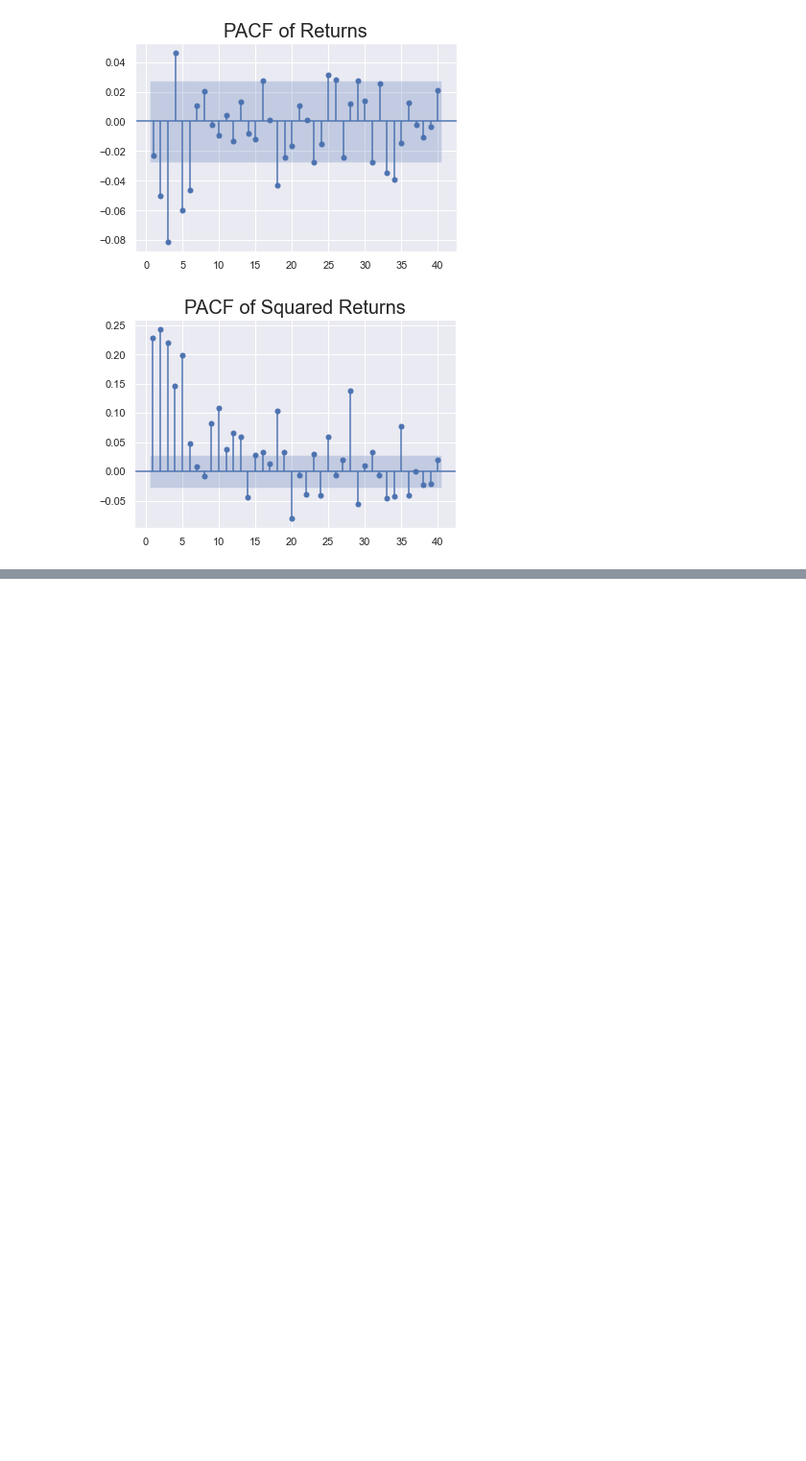
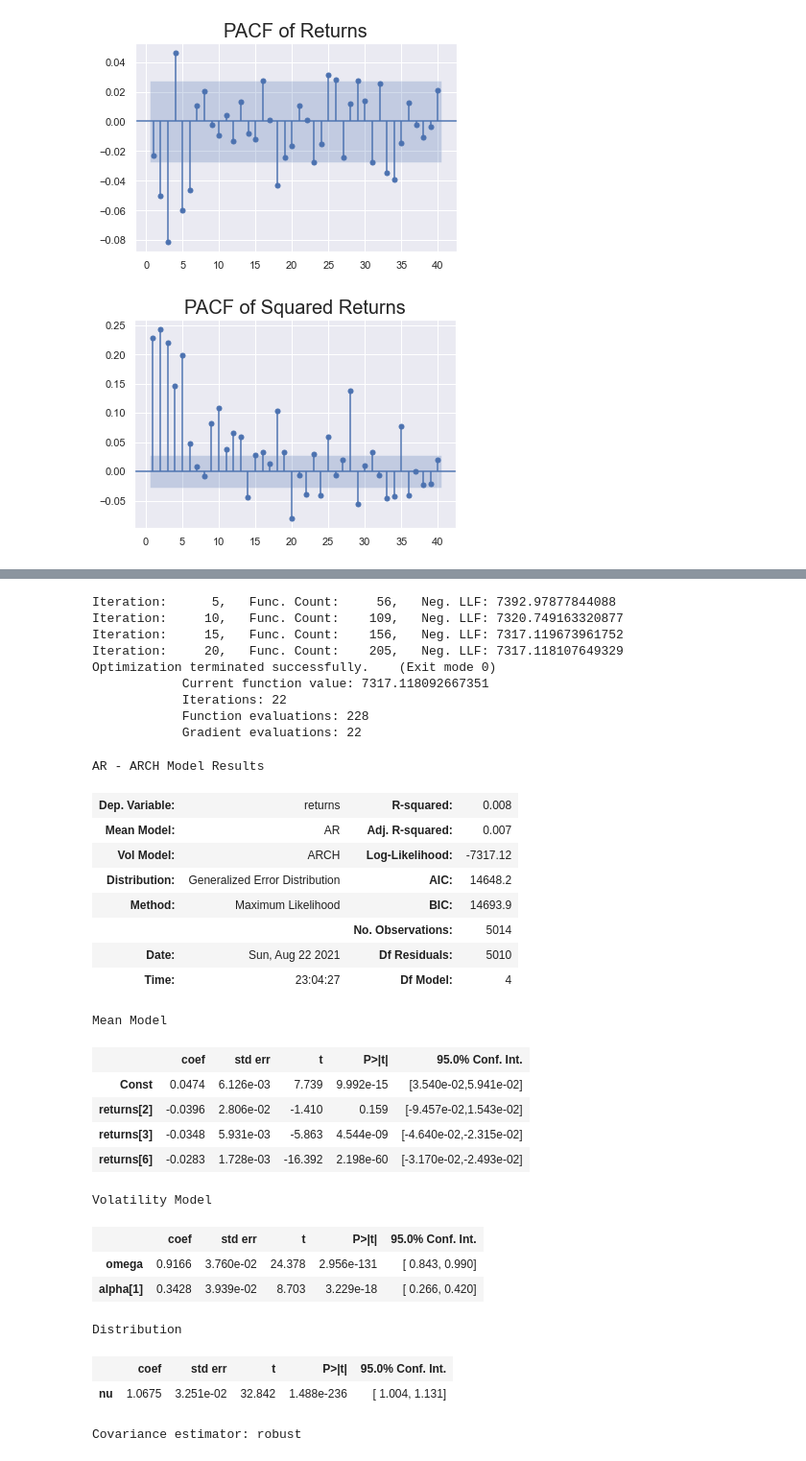
Before and after one commit to Hassi34/TimeSeriesAnalysis, a Jupyter notebook: TimeSeriesAnalysis3_ARIMA_ARCH_GARCH.ipynb, the cells around one changed output, grey strips where cells are left out. Shown: that part at 96% size. Saved outputs shown, nothing was run; the diff lists cells and outputs as text; code cells hidden in the pictures; blank space fills up the shorter version.

```diff
--- a/TimeSeriesAnalysis3_ARIMA_Model.ipynb
+++ b/TimeSeriesAnalysis3_ARIMA_ARCH_GARCH.ipynb
@@ -237,0 +269,37 @@ plt.show()
+# %%
+model_arch1 = arch_model(df.returns[1:], mean='AR', lags= [2,3,6], vol= "ARCH", p=1, dist='ged')
+results_arch1 = model_arch1.fit(update_freq=5)
+results_arch1.summary()
+# %% [output]
+Iteration:      5,   Func. Count:     56,   Neg. LLF: 7392.97877844088
+Iteration:     10,   Func. Count:    109,   Neg. LLF: 7320.749163320877
+Iteration:     15,   Func. Count:    156,   Neg. LLF: 7317.119673961752
+Iteration:     20,   Func. Count:    205,   Neg. LLF: 7317.118107649329
+Optimization terminated successfully.    (Exit mode 0)
+            Current function value: 7317.118092667351
+            Iterations: 22
+            Function evaluations: 228
+            Gradient evaluations: 22
+AR - ARCH Model Results
+| Dep. Variable: | returns | R-squared: | 0.008 |
+| Mean Model: | AR | Adj. R-squared: | 0.007 |
+| Vol Model: | ARCH | Log-Likelihood: | -7317.12 |
+| Distribution: | Generalized Error Distribution | AIC: | 14648.2 |
+| Method: | Maximum Likelihood | BIC: | 14693.9 |
+|  |  | No. Observations: | 5014 |
+| Date: | Sun, Aug 22 2021 | Df Residuals: | 5010 |
+| Time: | 23:04:27 | Df Model: | 4 |
+Mean Model
+|  | coef | std err | t | P>|t| | 95.0% Conf. Int. |
+| Const | 0.0474 | 6.126e-03 | 7.739 | 9.992e-15 | [3.540e-02,5.941e-02] |
+| returns[2] | -0.0396 | 2.806e-02 | -1.410 | 0.159 | [-9.457e-02,1.543e-02] |
+| returns[3] | -0.0348 | 5.931e-03 | -5.863 | 4.544e-09 | [-4.640e-02,-2.315e-02] |
+| returns[6] | -0.0283 | 1.728e-03 | -16.392 | 2.198e-60 | [-3.170e-02,-2.493e-02] |
+Volatility Model
+|  | coef | std err | t | P>|t| | 95.0% Conf. Int. |
+| omega | 0.9166 | 3.760e-02 | 24.378 | 2.956e-131 | [ 0.843, 0.990] |
+| alpha[1] | 0.3428 | 3.939e-02 | 8.703 | 3.229e-18 | [ 0.266, 0.420] |
+Distribution
+|  | coef | std err | t | P>|t| | 95.0% Conf. Int. |
+| nu | 1.0675 | 3.251e-02 | 32.842 | 1.488e-236 | [ 1.004, 1.131] |
+Covariance estimator: robust
```
Also changed, not shown: parts of 17 cells of this notebook, 3 other files.
